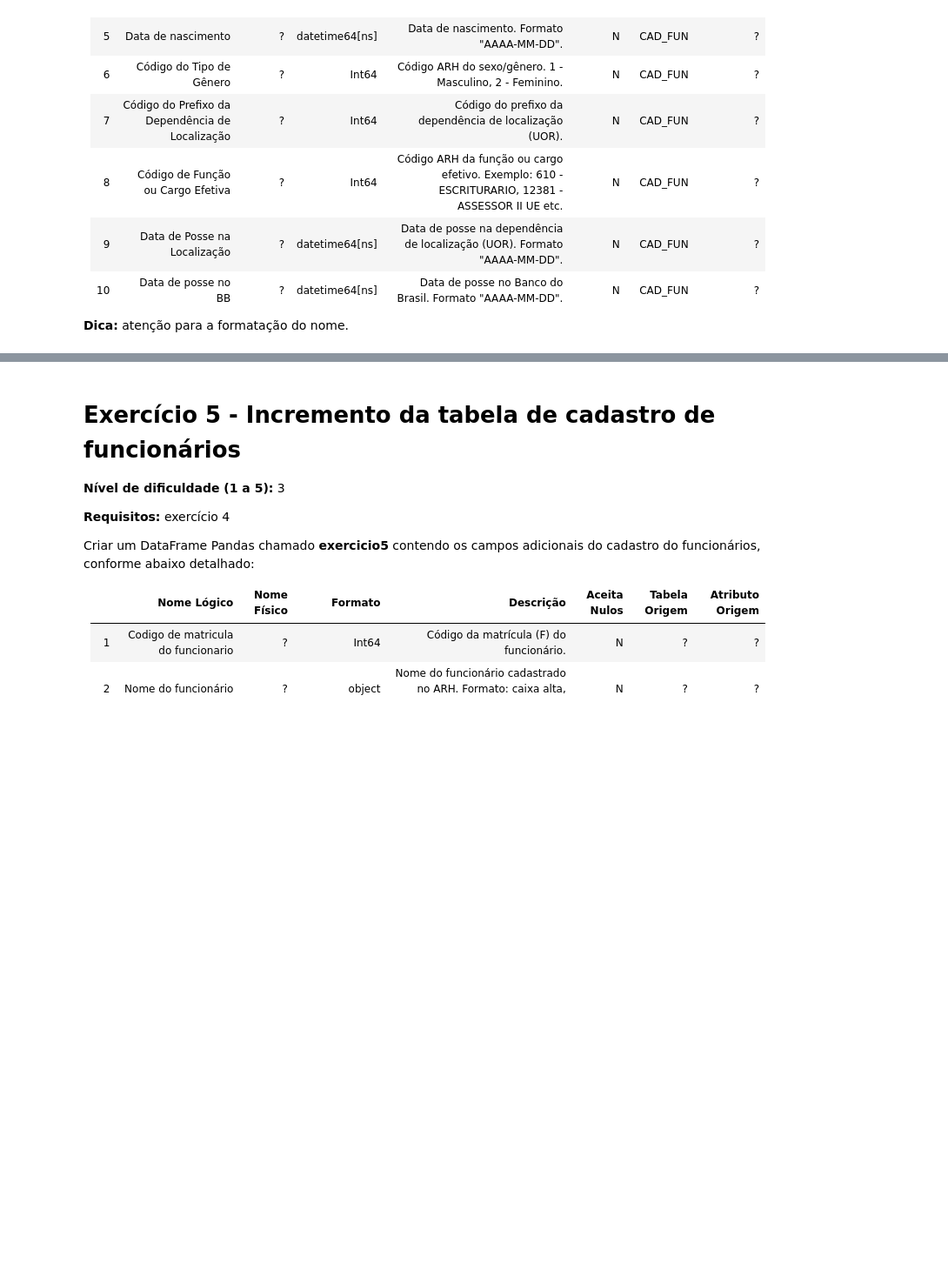
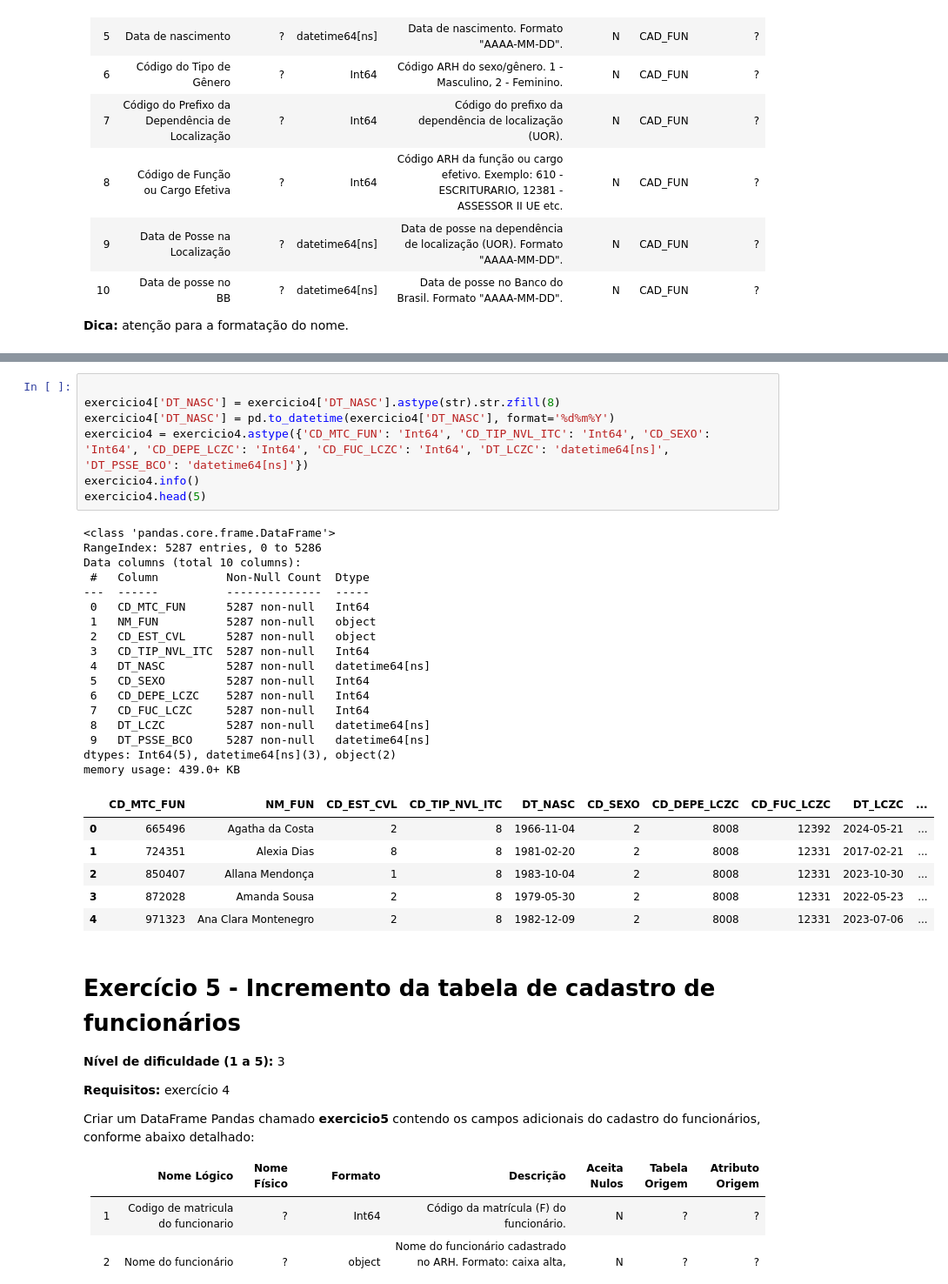
Before and after one commit to vladprado/AcademIA, a Jupyter notebook: desafio_engenharia/F9563426_engenharia.ipynb, the cells around one changed output, grey strips where cells are left out. Shown at 87% size. Cells and saved outputs as stored; diff of their text form; blank space fills up the shorter version.

```diff
--- a/desafio_engenharia/F9563426_engenharia.ipynb
+++ b/desafio_engenharia/F9563426_engenharia.ipynb
@@ -488,3 +516,34 @@ Criar um DataFrame Pandas chamado <b>exercicio4</b> com a tabela de cadastro dos
+# %%
+
+exercicio4['DT_NASC'] = exercicio4['DT_NASC'].astype(str).str.zfill(8)
+exercicio4['DT_NASC'] = pd.to_datetime(exercicio4['DT_NASC'], format='%d%m%Y')
+exercicio4 = exercicio4.astype({'CD_MTC_FUN': 'Int64', 'CD_TIP_NVL_ITC': 'Int64', 'CD_SEXO': 'Int64', 'CD_DEPE_LCZC': 'Int64', 'CD_FUC_LCZC': 'Int64', 'DT_LCZC': 'datetime64[ns]', 'DT_PSSE_BCO': 'datetime64[ns]'})
+exercicio4.info()
+exercicio4.head(5)
+# %% [output]
+<class 'pandas.core.frame.DataFrame'>
+RangeIndex: 5287 entries, 0 to 5286
+Data columns (total 10 columns):
+ #   Column          Non-Null Count  Dtype
+---  ------          --------------  -----
+ 0   CD_MTC_FUN      5287 non-null   Int64
+ 1   NM_FUN          5287 non-null   object
+ 2   CD_EST_CVL      5287 non-null   object
+ 3   CD_TIP_NVL_ITC  5287 non-null   Int64
+ 4   DT_NASC         5287 non-null   datetime64[ns]
+ 5   CD_SEXO         5287 non-null   Int64
+ 6   CD_DEPE_LCZC    5287 non-null   Int64
+ 7   CD_FUC_LCZC     5287 non-null   Int64
+ 8   DT_LCZC         5287 non-null   datetime64[ns]
+ 9   DT_PSSE_BCO     5287 non-null   datetime64[ns]
+dtypes: Int64(5), datetime64[ns](3), object(2)
+memory usage: 439.0+ KB
+|  | CD_MTC_FUN | NM_FUN | CD_EST_CVL | CD_TIP_NVL_ITC | DT_NASC | CD_SEXO | CD_DEPE_LCZC | CD_FUC_LCZC | DT_LCZC | ... |
+| 0 | 665496 | Agatha da Costa | 2 | 8 | 1966-11-04 | 2 | 8008 | 12392 | 2024-05-21 | ... |
+| 1 | 724351 | Alexia Dias | 8 | 8 | 1981-02-20 | 2 | 8008 | 12331 | 2017-02-21 | ... |
+| 2 | 850407 | Allana Mendonça | 1 | 8 | 1983-10-04 | 2 | 8008 | 12331 | 2023-10-30 | ... |
+| 3 | 872028 | Amanda Sousa | 2 | 8 | 1979-05-30 | 2 | 8008 | 12331 | 2022-05-23 | ... |
+| 4 | 971323 | Ana Clara Montenegro | 2 | 8 | 1982-12-09 | 2 | 8008 | 12331 | 2023-07-06 | ... |
 # %% [markdown]
 # Exercício 5 - Incremento da tabela de cadastro de funcionários
 
```
Also changed, not shown: parts of 5 cells of this notebook.
